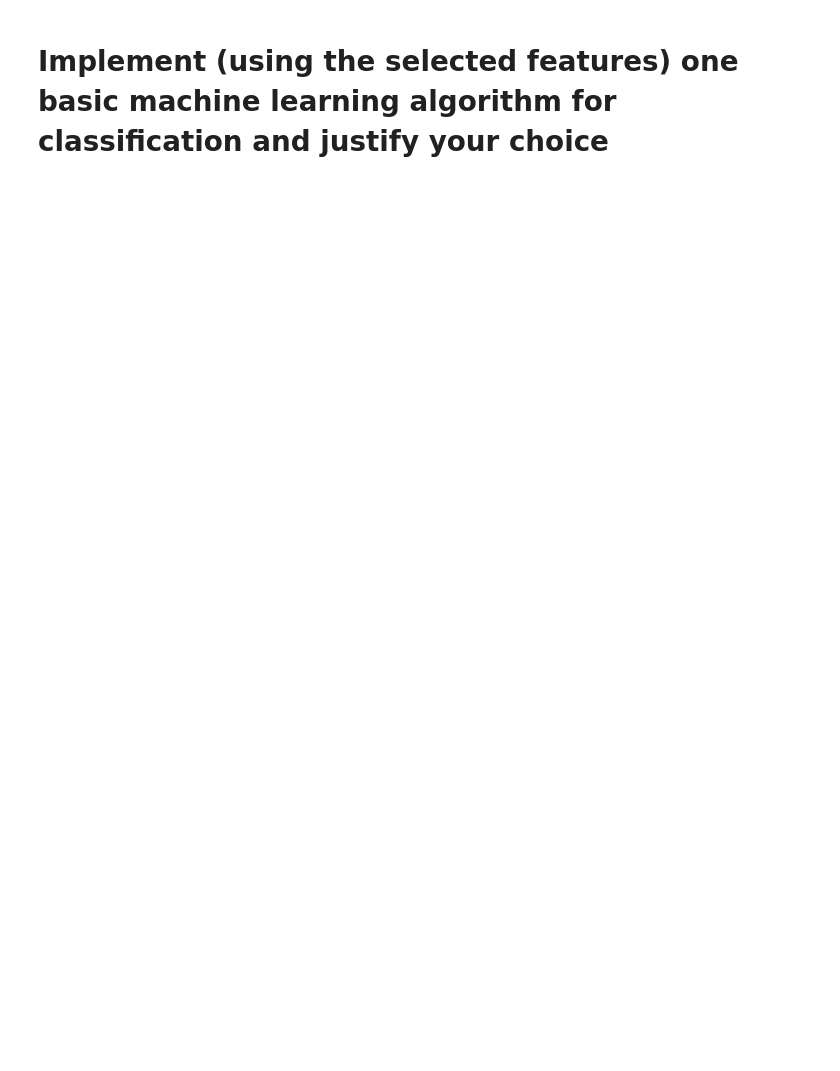
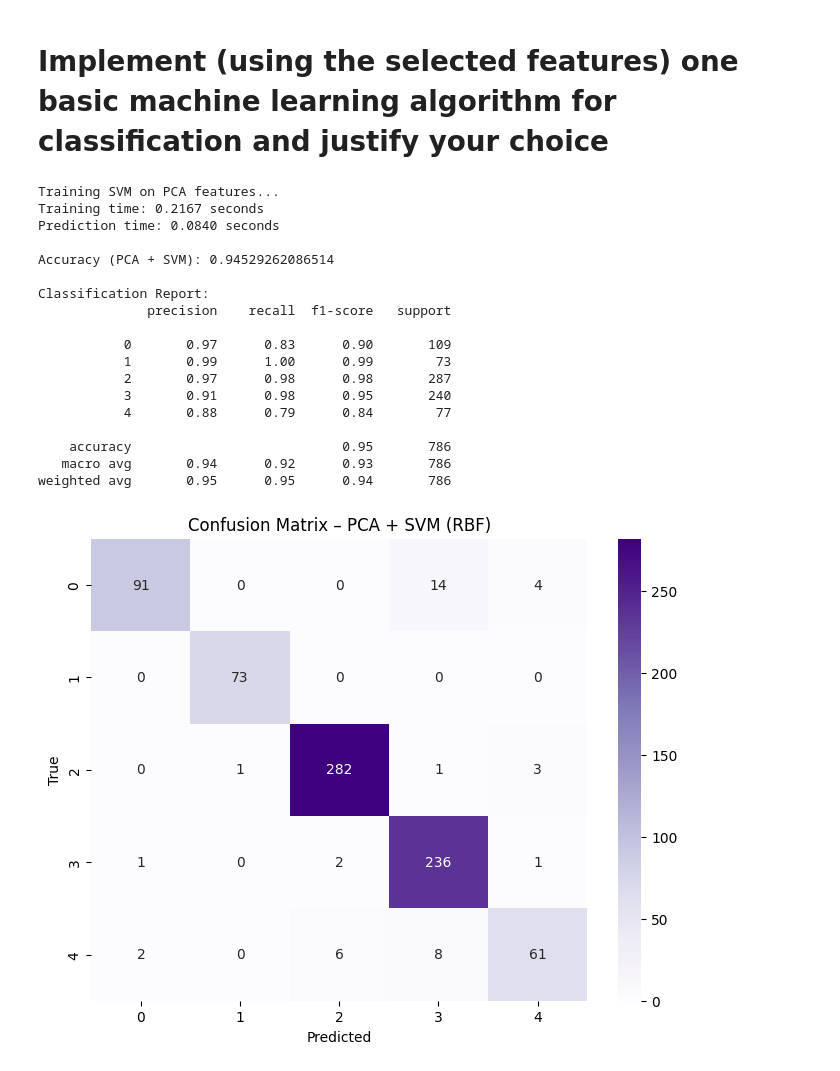
Before and after one commit to sebalexsmith/IT3212, a Jupyter notebook: assignment_4/Task1/work_emil.ipynb, the cells around one changed output. Saved outputs shown, nothing was run; the diff lists cells and outputs as text; code cells hidden in the pictures; blank space fills up the shorter version.

```diff
--- a/assignment_4/Task1/work_emil.ipynb
+++ b/assignment_4/Task1/work_emil.ipynb
@@ -197,4 +258,72 @@ Reduced feature shape: (3930, 150)
 # %% [markdown]
 # Implement (using the selected features) one basic machine learning algorithm for classification and justify your choice
 # %%
-# Implement SVM with RBF kernel here
+
+# ------------------------------------------------------------
+# 5. Train SVM (RBF) on PCA features
+# ------------------------------------------------------------
+
+svm_pca = SVC(
+    kernel='rbf',
+    C=10,
+    gamma='scale'
+)
+
+print("Training SVM on PCA features...")
+start = time.time()
+svm_pca.fit(X_train_pca, y_train)
+end = time.time()
+
+
+training_time = end - start
+print(f"Training time: {training_time:.4f} seconds")
+
+# ------------------------------------------------------------
+# 6. Evaluate performance
+# ------------------------------------------------------------
+start = time.time()
+y_pred_pca = svm_pca.predict(X_test_pca)
+end = time.time()
+
+
+prediction_time = end - start
+print(f"Prediction time: {prediction_time:.4f} seconds")
+
+accuracy_pca = accuracy_score(y_test, y_pred_pca)
+print("\nAccuracy (PCA + SVM):", accuracy_pca)
+
+print("\nClassification Report:")
+print(classification_report(y_test, y_pred_pca))
+
+# ------------------------------------------------------------
+# 7. Confusion Matrix
+# ------------------------------------------------------------
+
+cm = confusion_matrix(y_test, y_pred_pca)
+
+plt.figure(figsize=(8, 6))
+sns.heatmap(cm, annot=True, fmt="d", cmap="Purples")
+plt.title("Confusion Matrix – PCA + SVM (RBF)")
+plt.xlabel("Predicted")
+plt.ylabel("True")
+plt.show()
+# %% [output]
+Training SVM on PCA features...
+Training time: 0.2167 seconds
+Prediction time: 0.0840 seconds
+
+Accuracy (PCA + SVM): 0.94529262086514
+
+Classification Report:
+              precision    recall  f1-score   support
+
+           0       0.97      0.83      0.90       109
+           1       0.99      1.00      0.99        73
+           2       0.97      0.98      0.98       287
+           3       0.91      0.98      0.95       240
+           4       0.88      0.79      0.84        77
+
+    accuracy                           0.95       786
+   macro avg       0.94      0.92      0.93       786
+weighted avg       0.95      0.95      0.94       786
+[figure, added]
```
Also changed, not shown: parts of 6 cells of this notebook, 4 other files.
